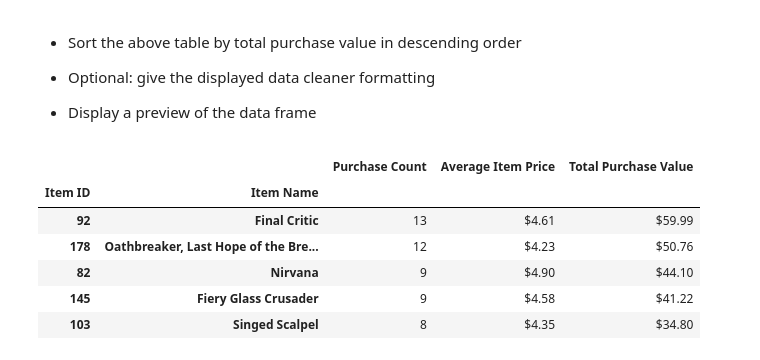
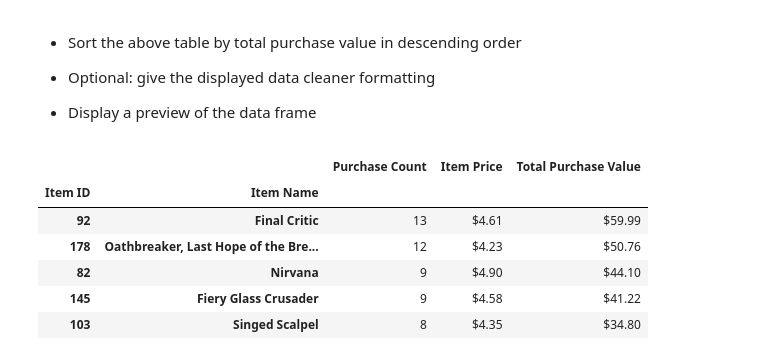
Before and after one commit to njneubauer/Pandas_Challenge, a Jupyter notebook: HeroesOfPymoli/HeroesOfPymoli_starter.ipynb, the cells around one changed output. Saved outputs shown, nothing was run; the diff lists cells and outputs as text; code cells hidden in the pictures.

```diff
--- a/HeroesOfPymoli/HeroesOfPymoli_starter.ipynb
+++ b/HeroesOfPymoli/HeroesOfPymoli_starter.ipynb
@@ -295,14 +295,14 @@ items_group_calc = items_group[["Item Name","Price"]].agg(["count",np.average,np
 # flattened multi-index hierarchy. This is to make column renaming easier later
 items_group_calc.columns = items_group_calc.columns.get_level_values(1)
 item_summary = items_group_calc.rename(columns={"count":"Purchase Count",
-                                                   "average":"Average Item Price",
+                                                   "average":"Item Price",
                                                    "sum":"Total Purchase Value"})
 # Store dataframe without number formatting
 item_summary_raw = item_summary
 # Perform sort on most_popular data frame to obtain most popular items by purchase count
 most_popular = item_summary_raw.sort_values(by=["Purchase Count"], ascending=False)
 # Format most_popular  item price & purchase value data as currency
-most_popular["Average Item Price"] = most_popular["Average Item Price"].map("${:.2f}".format)
+most_popular["Item Price"] = most_popular["Item Price"].map("${:.2f}".format)
 most_popular["Total Purchase Value"] = most_popular["Total Purchase Value"].map("${:.2f}".format)
 # preview dataframe
 most_popular.head()
@@ -327,13 +327,13 @@ most_popular.head()
 # %%
 # Access raw items_summary & perform sort on most_popular data frame to obtain most popular items by purchase value
 most_profitable = item_summary_raw.sort_values(by=["Total Purchase Value"],ascending=False)
 # Format most_profitable item price & purchase value data as currency
-most_profitable["Average Item Price"] = most_profitable["Average Item Price"].map("${:.2f}".format)
+most_profitable["Item Price"] = most_profitable["Item Price"].map("${:.2f}".format)
 most_profitable["Total Purchase Value"] = most_profitable["Total Purchase Value"].map("${:.2f}".format)
 # preview dataframe
 most_profitable.head()
 # %% [output]
-|  |  | Purchase Count | Average Item Price | Total Purchase Value |
+|  |  | Purchase Count | Item Price | Total Purchase Value |
 | Item ID | Item Name |  |  |  |
 | 92 | Final Critic | 13 | $4.61 | $59.99 |
 | 178 | Oathbreaker, Last Hope of the Bre... | 12 | $4.23 | $50.76 |
```
Also changed, not shown: parts of 2 cells of this notebook, 2 other files.
